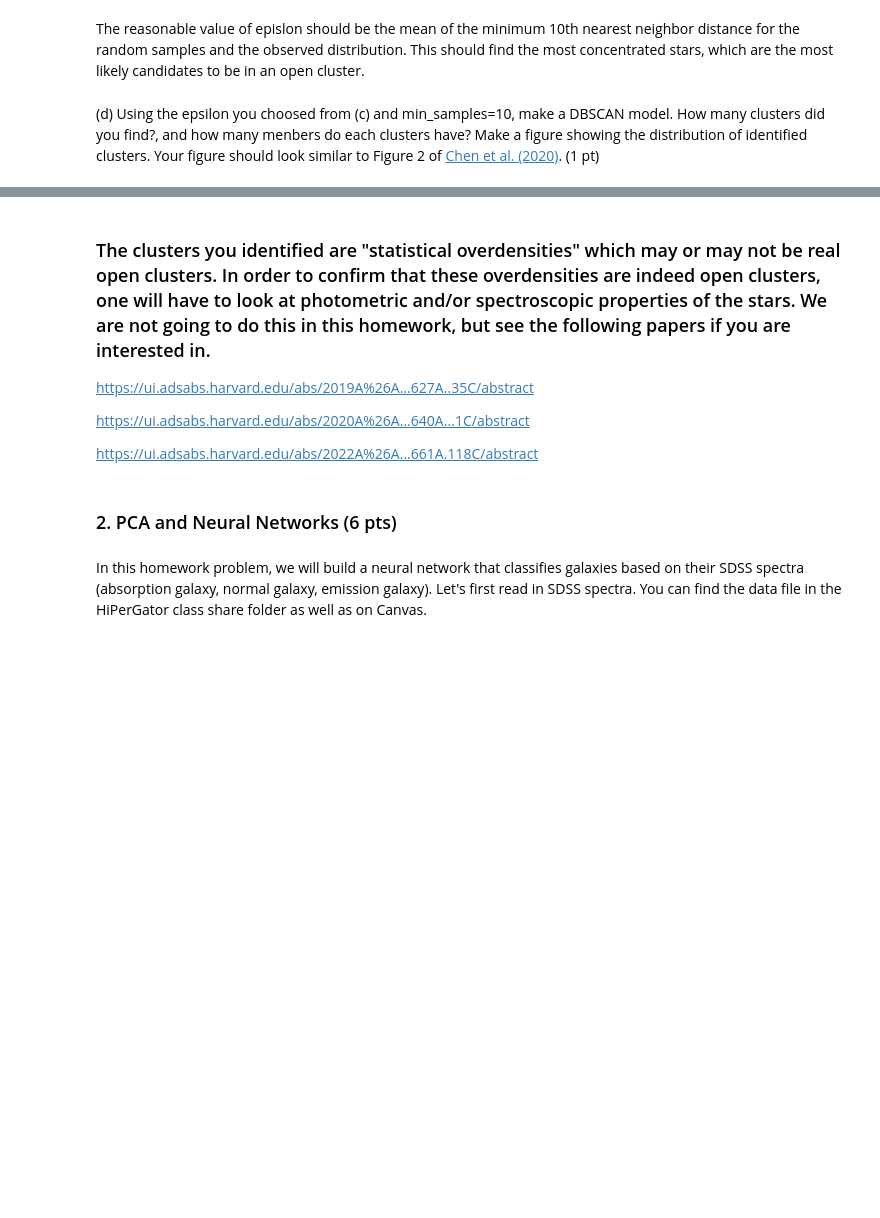
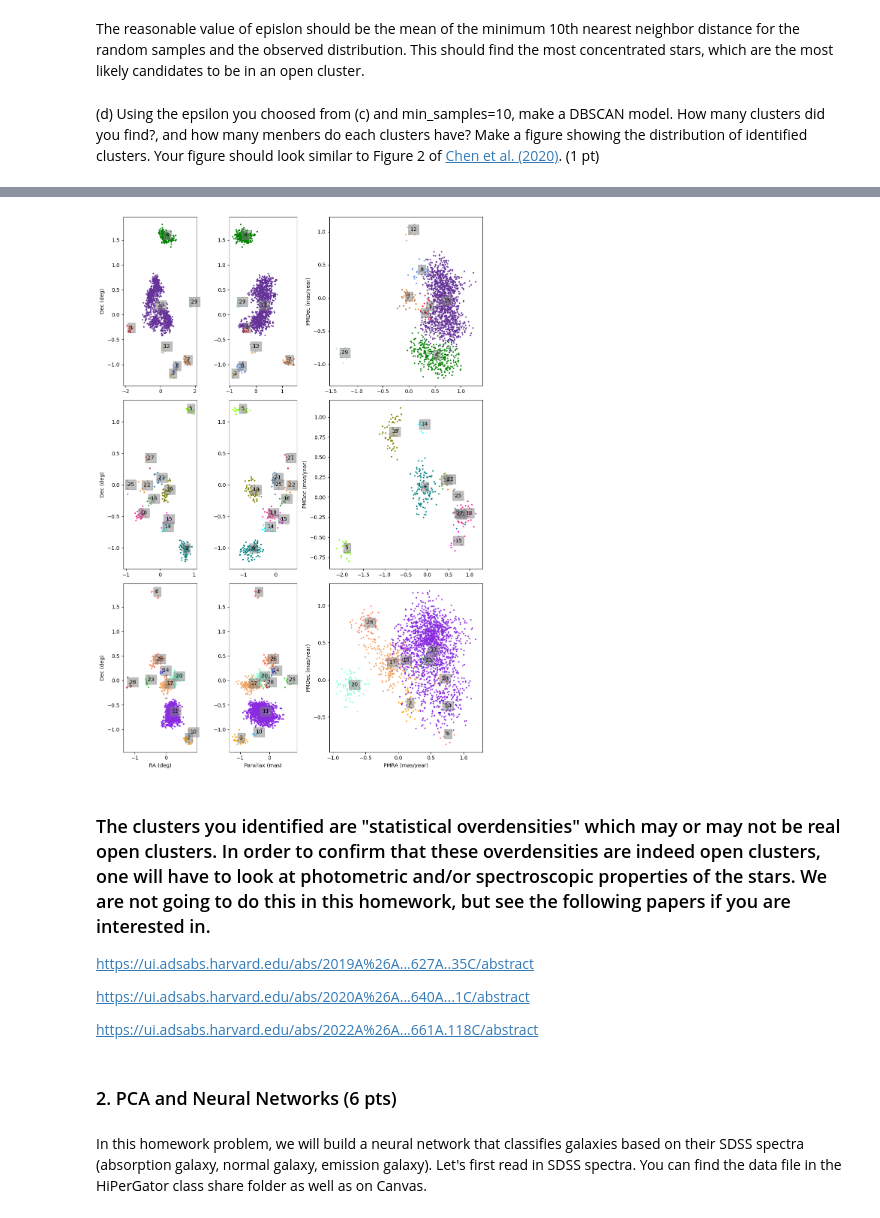
Before and after one commit to SpacialTree/machinelearning-homework, a Jupyter notebook: Homework/HW4/AST7939_homework4.ipynb, the cells around one changed output, grey strips where cells are left out. Saved outputs shown, nothing was run; the diff lists cells and outputs as text; code cells hidden in the pictures; blank space fills up the shorter version.

```diff
--- a/Homework/HW4/AST7939_homework4.ipynb
+++ b/Homework/HW4/AST7939_homework4.ipynb
@@ -174,0 +172,17 @@ array([-1, -1, -1, ..., -1, -1, -1])
+# %%
+
+for n in nich: # for
+    core_mask = np.zeros_like(model.labels_, dtype=bool)
+    core_mask[model.labels_==n] = True
+
+    clumps = X_scaled[core_mask]
+    avg_ra = np.mean(clumps[:, 0])
+    avg_dec = np.mean(clumps[:, 1])
+
+    #if n < 0:
+    #    plt.scatter(clumps[:, 0], clumps[:, 1], c="grey", marker="x", s=1, alpha=0.1)
+    if n > -1:
+        plt.scatter(clumps[:, 0], clumps[:, 1], marker="*", s=5)
+        plt.text(avg_ra, avg_dec, str(n), color='k')
+plt.xlabel('RA (Scaled)')
+plt.ylabel('Dec (Scaled)')
@@ -175,3 +191,75 @@ array([-1, -1, -1, ..., -1, -1, -1])
+# %%
+#plt.scatter(model.components_[:, 0], model.components_[:, 1], 5, marker='*')
+
+fig = plt.figure(figsize=(10.5, 15))
+
+gs = gridspec.GridSpec(3, 3, width_ratios=[1.2, 1.1, 2.5])
+axes = []
+
+lis_1 = [0, 2, 3, 6, 7, 11, 12, 28]
+lis_2 = [4, 8, 13, 14, 15, 17, 18, 20, 21, 24, 26]
+lis_3 = [1, 5, 9, 10, 16, 19, 22, 23, 25, 27]
+
+colors = ['red', 'orange', 'goldenrod', 'green', 'lawngreen', 'salmon', 'chocolate',
+          'cornflowerblue', 'teal', 'deepskyblue', 'blueviolet', 'tan', 'rebeccapurple', 'cyan',
+          'fuchsia', 'tab:green', 'sandybrown', 'deeppink', 'olive', 'aquamarine', 'tab:blue',
+          'tab:orange', 'limegreen', 'blue', 'tab:grey', 'coral', 'tab:red', 'firebrick', 'powderblue']
+
+for ax in gs:
+    axes.append(plt.subplot(ax))
+
+for n in nich:
+    core_mask = np.zeros_like(model.labels_, dtype=bool)
+    core_mask[model.labels_==n] = True
+
+    clumps = X_scaled[core_mask]
+    avg_ra = np.mean(clumps[:, 0])
+    avg_dec = np.mean(clumps[:, 1])
+    avg_parallax = np.mean(clumps[:, 2])
+    avg_pmra = np.mean(clumps[:, 3])
+    avg_pmdec = np.mean(clumps[:, 4])
+
+    if n in lis_1:
+        axes[0].scatter(clumps[:, 0], clumps[:, 1], marker="*", s=5, color=colors[n])
+        t1 = axes[0].text(avg_ra, avg_dec, str(n+1), color='k')
+        axes[1].scatter(clumps[:, 2], clumps[:, 1], marker="*", s=5, color=colors[n])
+        t2 = axes[1].text(avg_parallax, avg_dec, str(n+1), color='k')
+        axes[2].scatter(clumps[:, 3], clumps[:, 4], marker="*", s=5, color=colors[n])
+        t3 = axes[2].text(avg_pmra, avg_pmdec, str(n+1), color='k')
+    elif n in lis_2:
+        axes[3].scatter(clumps[:, 0], clumps[:, 1], marker="*", s=5, color=colors[n])
+        t1 = axes[3].text(avg_ra, avg_dec, str(n+1), color='k')
+        axes[4].scatter(clumps[:, 2], clumps[:, 1], marker="*", s=5, color=colors[n])
+        t2 = axes[4].text(avg_parallax, avg_dec, str(n+1), color='k')
+        axes[5].scatter(clumps[:, 3], clumps[:, 4], marker="*", s=5, color=colors[n])
+        t3 = axes[5].text(avg_pmra, avg_pmdec, str(n+1), color='k')
+    elif n in lis_3:
+        axes[6].scatter(clumps[:, 0], clumps[:, 1], marker="*", s=5, color=colors[n])
+        t1 = axes[6].text(avg_ra, avg_dec, str(n+1), color='k')
+        axes[7].scatter(clumps[:, 2], clumps[:, 1], marker="*", s=5, color=colors[n])
+        t2 = axes[7].text(avg_parallax, avg_dec, str(n+1), color='k')
+        axes[8].scatter(clumps[:, 3], clumps[:, 4], marker="*", s=5, color=colors[n])
+        t3 = axes[8].text(avg_pmra, avg_pmdec, str(n+1), color='k')
+    if n > -1:
+        t1.set_bbox(dict(facecolor='grey', alpha=0.5, edgecolor='grey'))
+        t2.set_bbox(dict(facecolor='grey', alpha=0.5, edgecolor='grey'))
+        t3.set_bbox(dict(facecolor='grey', alpha=0.5, edgecolor='grey'))
+
+axes[6].set_xlabel('RA (deg)')
+axes[7].set_xlabel('Parallax (mas)')
+axes[8].set_xlabel('PMRA (mas/year)')
+
+axes[0].set_ylabel('Dec (deg)')
+axes[3].set_ylabel('Dec (deg)')
+axes[6].set_ylabel('Dec (deg)')
+
+axes[2].set_ylabel('PMDec (mas/year)')
+axes[5].set_ylabel('PMDec (mas/year)')
+axes[8].set_ylabel('PMDec (mas/year)')
+
+fig.tight_layout()
+# %% [output]
+[figure, added]
 # %% [markdown]
 ### The clusters you identified are "statistical overdensities" which may or may not be real open clusters. In order to confirm that these overdensities are indeed open clusters, one will have to look at photometric and/or spectroscopic properties of the stars. We are not going to do this in this homework, but see the following papers if you are interested in.
 
```
Also changed, not shown: parts of 41 cells of this notebook, 2 other files.
